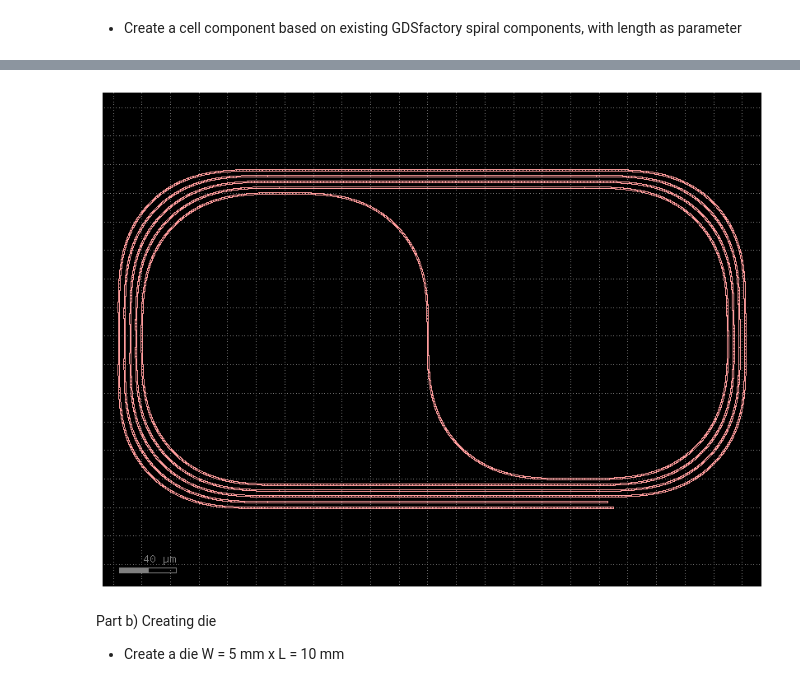
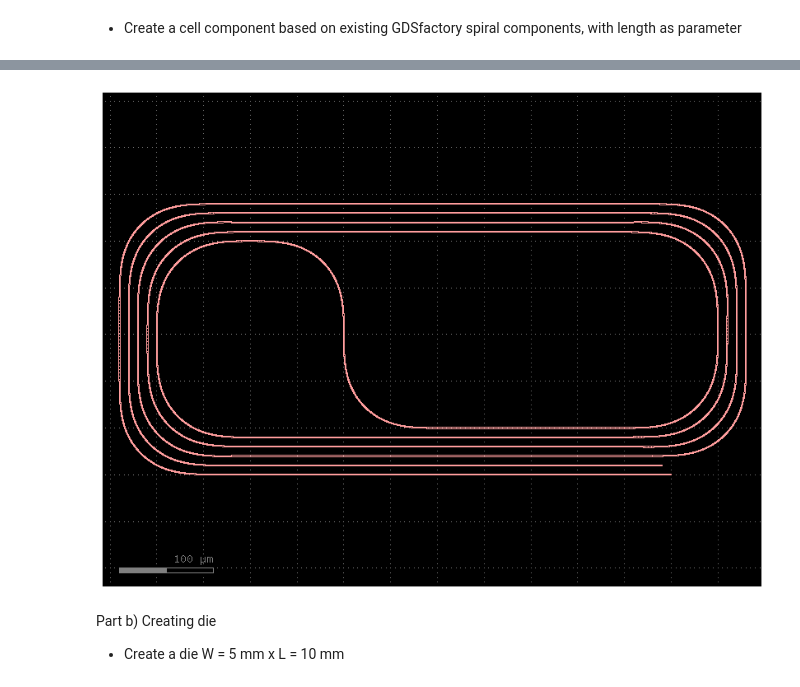
Before and after one commit to jfgimloz/cifoin-lab4, a Jupyter notebook: LAYOUT_Student.ipynb, the cells around one changed output, grey strips where cells are left out. Cells and saved outputs as stored; diff of their text form; code cells hidden in the pictures.

Commit message:
Layout casi terminado 4 componentes

```diff
--- a/LAYOUT_Student.ipynb
+++ b/LAYOUT_Student.ipynb
@@ -575,17 +680,17 @@ a4.show()
 # %% [markdown]
 - Create a cell component based on existing GDSfactory spiral components, with length as parameter
 # %%
-gf.clear_cache()
+@gf.cell
+def SPIRAL_cell(length=10.0, n_loops=1, spacing=4.0, cross_section="strip"):
+    c = gf.Component()
+    spiral_cell = gf.components.spiral(length=length, n_loops=n_loops, spacing=spacing, cross_section=cross_section)
+    spiral_ref = c.add_ref(spiral_cell)
+    c.add_ports(spiral_ref.ports)
+    return c
 
-def agregar_spiral(library, length, x, y, n_loops=1, spacing=4.0, cross_section="strip"):
+a5 = gf.Component()
 
-    spiral_cell = gf.components.spiral(length=length, n_loops=n_loops, spacing=spacing, cross_section=cross_section)
-    spiral_ref = library.add_ref(spiral_cell).dmovex(x).dmovey(y)
-    return spiral_ref
-#'spiral', 'spiral_racetrack_heater', 'spirals
-a5 = gf.Component("Mi componente a5")
-
-agregar_spiral(library=a5, length=10.0, x=0, y=0, n_loops=5, cross_section="strip")
+spiral = a5.add_ref(SPIRAL_cell(length=200.0, n_loops=5, spacing=10.0, cross_section="strip")).dmovex(0).dmovey(0)
 
 a5.plot()
 a5.show()
@@ -594,4 +699,4 @@ a5.show()
-[figure, old version]
+[figure, new version]
 # %% [markdown]
 Part b) Creating die
 - Create a die  W = 5 mm x L = 10 mm
```
Also changed, not shown: parts of 41 cells of this notebook.
